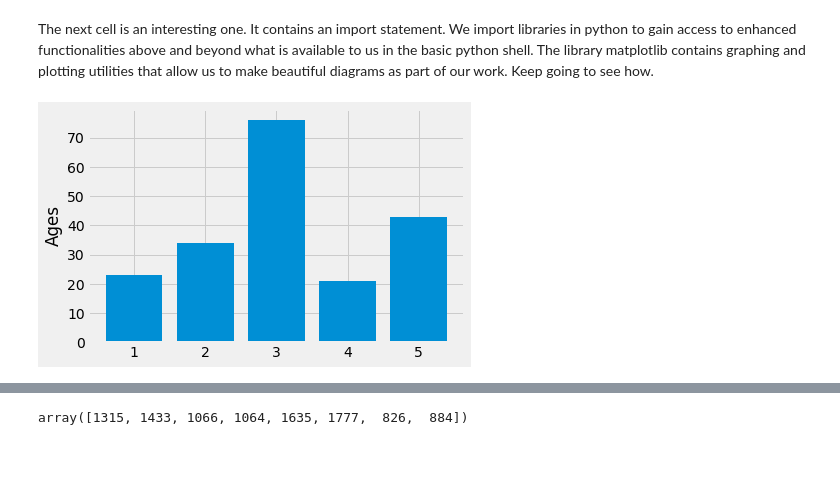
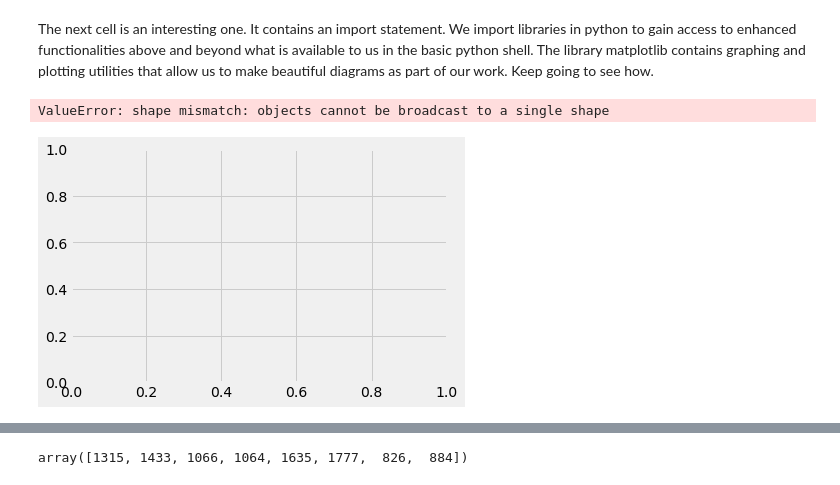
Before and after one commit to SahilSunda/police-demos, a Jupyter notebook: notebooks-101.ipynb, the cells around one changed output, grey strips where cells are left out. Drawn from its saved outputs; the diff is of its cells as text; code cells hidden in the pictures; blank space fills up the shorter version.

```diff
--- a/notebooks-101.ipynb
+++ b/notebooks-101.ipynb
@@ -51,11 +51,12 @@ The next cell is an interesting one. It contains an import statement. We import
 # %%
 import matplotlib.pyplot as plt
 plt.style.use('fivethirtyeight')
-plt.bar(range(1,len(ages)+1),ages)
+plt.bar((1,10),ages)
 plt.ylabel("Ages")
 plt.show()
 # %% [output]
+ValueError: shape mismatch: objects cannot be broadcast to a single shape
-[figure, old version]
+[figure, new version]
 # %%
 import numpy as np
 import pandas as pd
```
Also changed, not shown: 1 other file.
